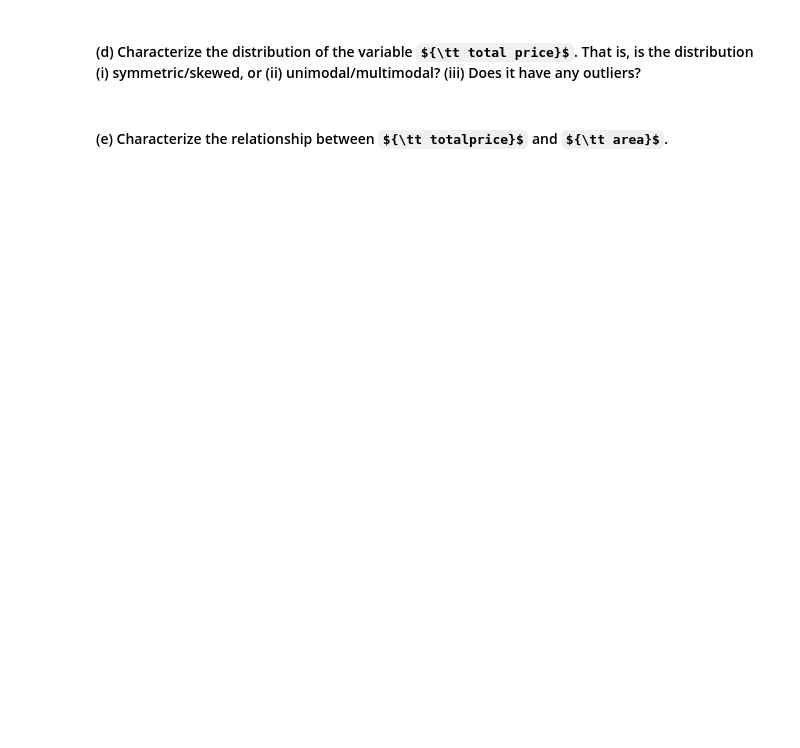
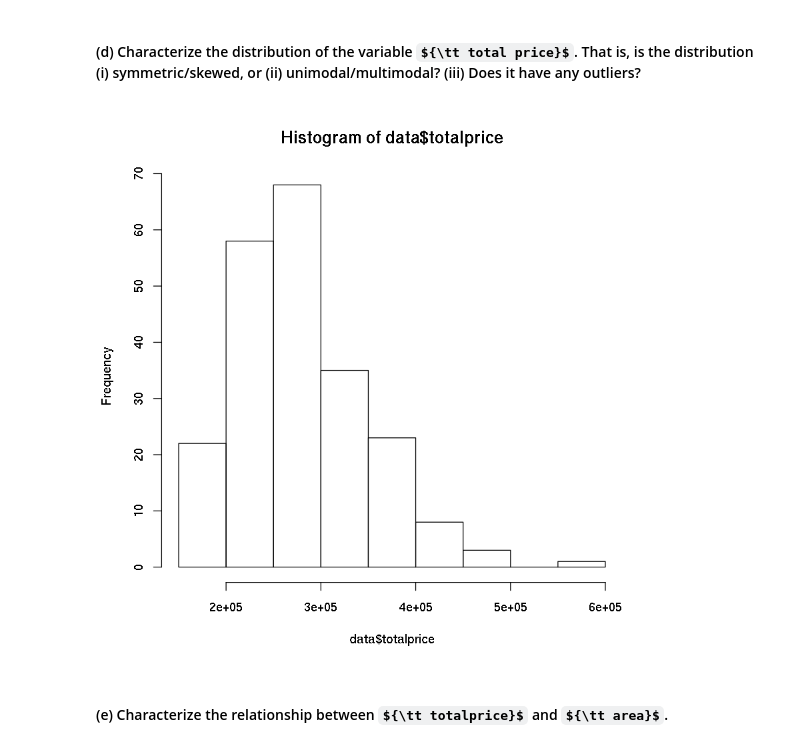
Before and after one commit to dskrenta/appm-4570, a Jupyter notebook: week1/hwk1_Sp18_appm4570-computational.ipynb, the cells around one changed output. Drawn from its saved outputs; the diff is of its cells as text; code cells hidden in the pictures; some formulas as TeX source; blank space fills up the shorter version.

```diff
--- a/week1/hwk1_Sp18_appm4570-computational.ipynb
+++ b/week1/hwk1_Sp18_appm4570-computational.ipynb
@@ -76,4 +220,8 @@ Here are descriptions of the variables:
 # %% [markdown]
 #### (d) Characterize the distribution of the variable ${\tt total price}$. That is, is the distribution (i) symmetric/skewed, or (ii) unimodal/multimodal? (iii) Does it have any outliers?
+# %%
+hist(data$totalprice)
+# %% [output]
+[figure, added]
 # %% [markdown]
 #### (e) Characterize the relationship between ${\tt totalprice}$ and ${\tt area}$.
```
Also changed, not shown: parts of 13 cells of this notebook, 1 other file.
